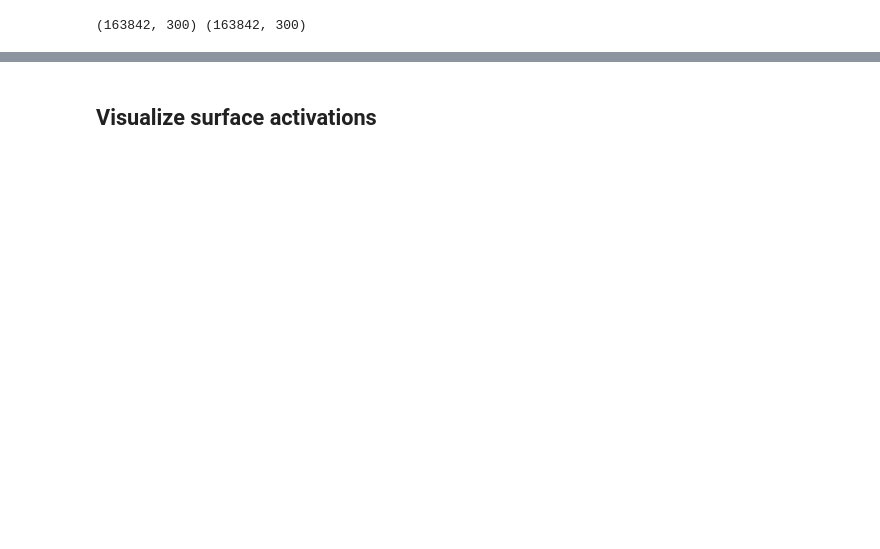
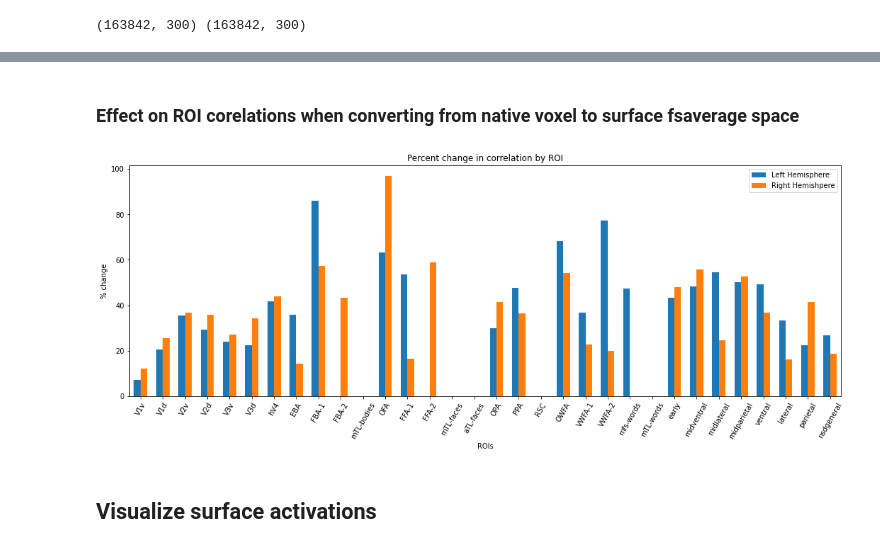
Before and after one commit to MedARC-AI/fMRI-Algonauts-Challenge-2023, a Jupyter notebook: algonauts.ipynb, the cells around one changed output, grey strips where cells are left out. Drawn from its saved outputs; the diff is of its cells as text; code cells hidden in the pictures; blank space fills up the shorter version.

```diff
--- a/algonauts.ipynb
+++ b/algonauts.ipynb
@@ -713,3 +925,23 @@ plt.title("Correlations by ROI in fsaverage surface space.")
+# %% [markdown]
+### Effect on ROI corelations when converting from native voxel to surface fsaverage space
+# %%
+lh_correlation_change = np.array(lh_median_roi_correlation_fs)/np.array(lh_median_roi_correlation_nv)*100-100
+rh_correlation_change = np.array(rh_median_roi_correlation_fs)/np.array(rh_median_roi_correlation_nv)*100-100
+plt.figure(figsize=(18,6))
+x = np.arange(len(roi_names))
+width = 0.30
+plt.bar(x - width/2, lh_correlation_change, width, label='Left Hemisphere')
+plt.bar(x + width/2, rh_correlation_change, width,
+    label='Right Hemishpere')
+plt.xlim(left=min(x)-.5, right=max(x)+.5)
+# plt.ylim(bottom=0, top=1)
+plt.xlabel('ROIs')
+plt.xticks(ticks=x, labels=roi_names, rotation=60)
+plt.ylabel('% change')
+plt.legend(frameon=True, loc=1)
+plt.title("Percent change in correlation by ROI");
+# %% [output]
+[figure, added]
 # %% [markdown]
 ## Visualize surface activations
 # %%
```
Also changed, not shown: parts of 47 cells of this notebook, 1 other file.
